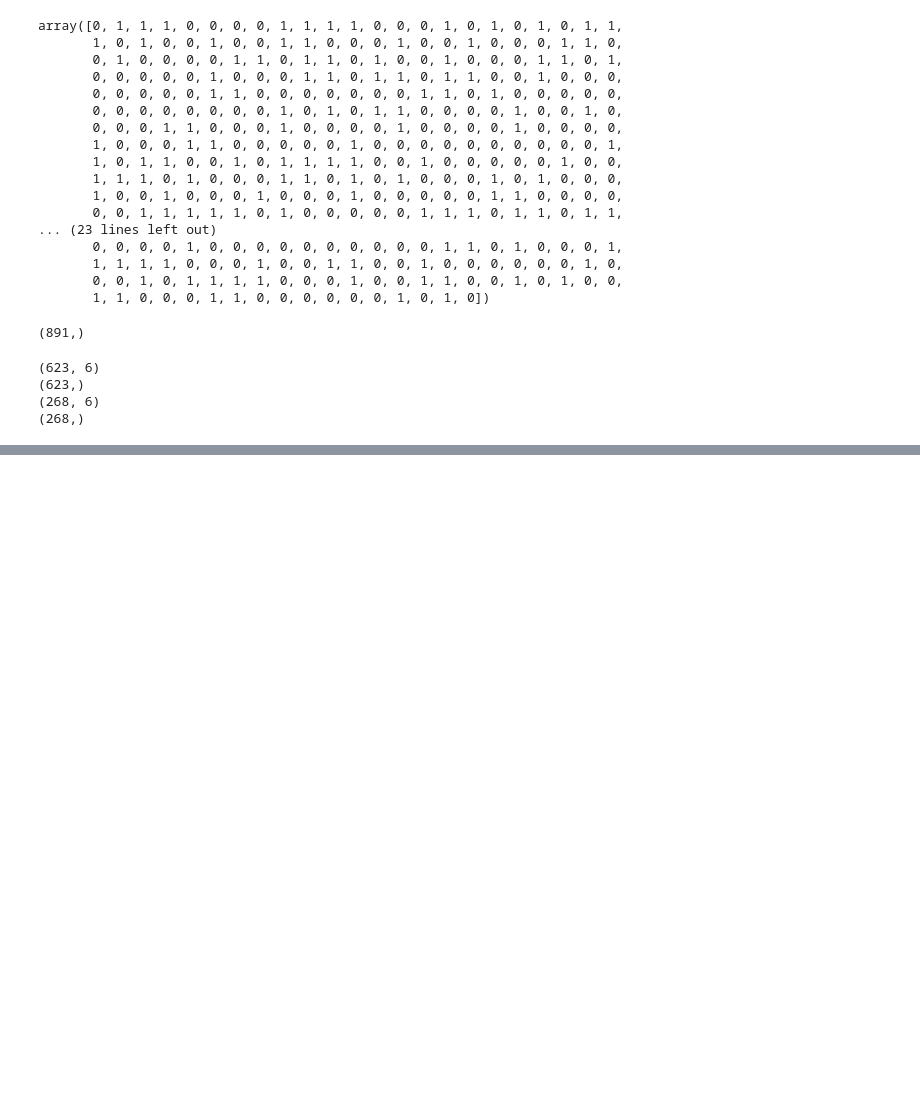
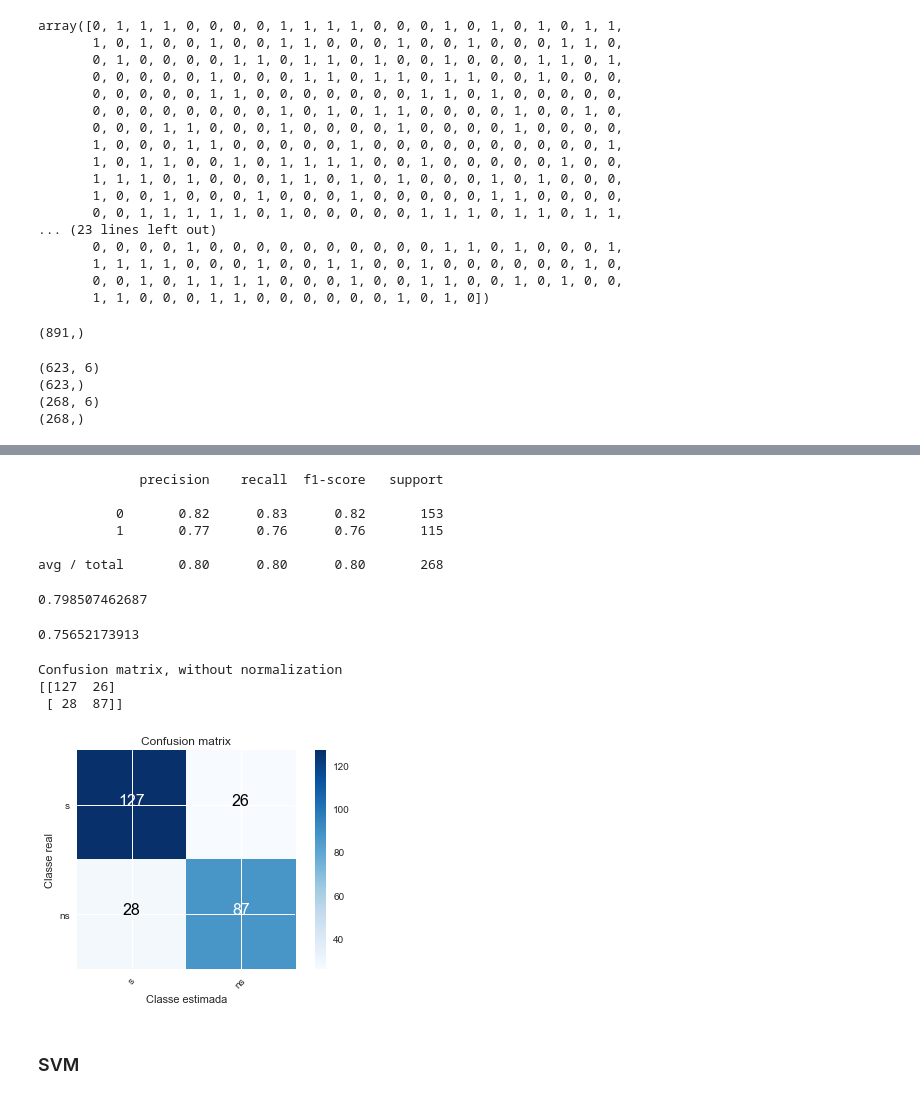
Before and after one commit to luanrubensf/titanic-ml, a Jupyter notebook: machine-learning.ipynb, the cells around one changed output, grey strips where cells are left out. Saved outputs shown, nothing was run; the diff lists cells and outputs as text; code cells hidden in the pictures; blank space fills up the shorter version.

Commit message:
Machine learning models

```diff
--- a/machine-learning.ipynb
+++ b/machine-learning.ipynb
@@ -158,0 +166,9 @@ Still improving
+# %%
+mlp_model = MLPClassifier(activation='relu',
+                          solver='lbfgs',
+                          hidden_layer_sizes=(6,),
+                          max_iter=1000,
+                          random_state=random_state,
+                          learning_rate_init=0.01,
+                          alpha=0.00001,
+                          verbose=True)
@@ -159 +187,28 @@ Still improving
+# %%
+print(classification_report(y_test, predictions_mlp))
+# %% [output]
+             precision    recall  f1-score   support
+
+          0       0.82      0.83      0.82       153
+          1       0.77      0.76      0.76       115
+
+avg / total       0.80      0.80      0.80       268
+# %%
+print(accuracy_score(y_test, predictions_mlp))
+# %% [output]
+0.798507462687
+# %%
+print(recall_score(y_test, predictions_mlp))
+# %% [output]
+0.75652173913
+# %%
+cm_mlp = confusion_matrix(y_test, predictions_mlp)
+plot_confusion_matrix(cm_mlp, ['s', 'ns'], font_size=16)
+# %% [output]
+Confusion matrix, without normalization
+[[127  26]
+ [ 28  87]]
+[figure, added]
+# %% [markdown]
+### SVM
 # %%
```
Also changed, not shown: parts of 21 cells of this notebook, 1 other file.
